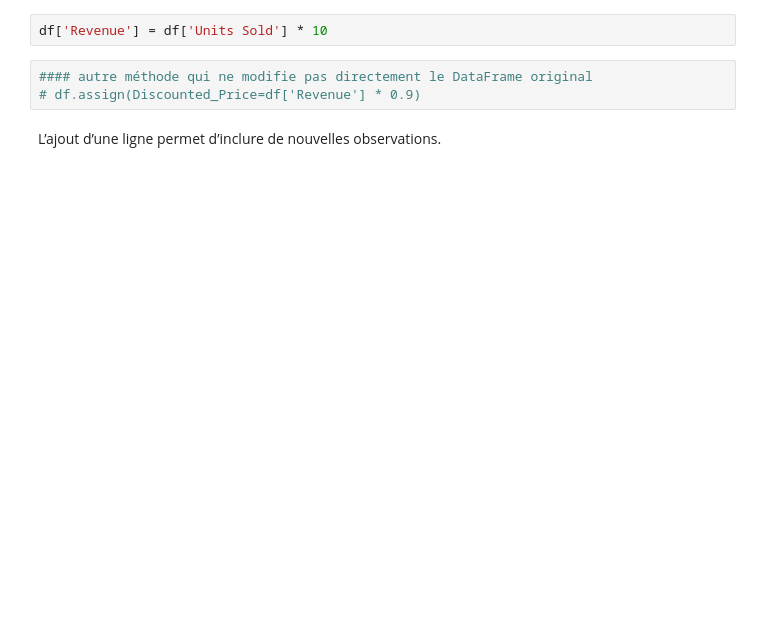
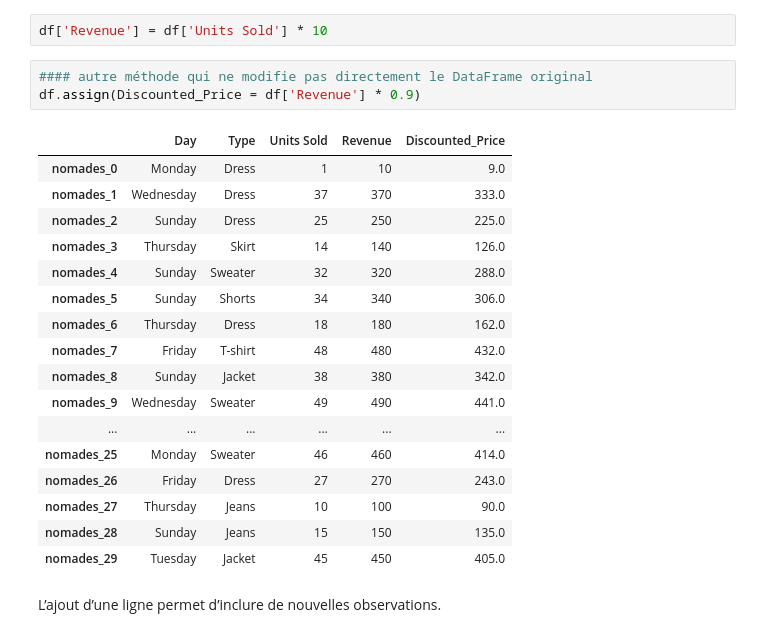
Before and after one commit to mrgeooo14/nomades_to_submit, a Jupyter notebook: DS_day3_pandas.ipynb, the cells around one changed output. Cells and saved outputs as stored; diff of their text form; blank space fills up the shorter version.

```diff
--- a/DS_day3_pandas.ipynb
+++ b/DS_day3_pandas.ipynb
@@ -333,7 +647,25 @@ Ajout de colonnes - L’ajout d’une colonne dans un DataFrame consiste à intr
 df['Revenue'] = df['Units Sold'] * 10
 # %%
 #### autre méthode qui ne modifie pas directement le DataFrame original
-# df.assign(Discounted_Price=df['Revenue'] * 0.9)
+df.assign(Discounted_Price = df['Revenue'] * 0.9)
+# %% [output]
+|  | Day | Type | Units Sold | Revenue | Discounted_Price |
+| nomades_0 | Monday | Dress | 1 | 10 | 9.0 |
+| nomades_1 | Wednesday | Dress | 37 | 370 | 333.0 |
+| nomades_2 | Sunday | Dress | 25 | 250 | 225.0 |
+| nomades_3 | Thursday | Skirt | 14 | 140 | 126.0 |
+| nomades_4 | Sunday | Sweater | 32 | 320 | 288.0 |
+| nomades_5 | Sunday | Shorts | 34 | 340 | 306.0 |
+| nomades_6 | Thursday | Dress | 18 | 180 | 162.0 |
+| nomades_7 | Friday | T-shirt | 48 | 480 | 432.0 |
+| nomades_8 | Sunday | Jacket | 38 | 380 | 342.0 |
+| nomades_9 | Wednesday | Sweater | 49 | 490 | 441.0 |
+| ... | ... | ... | ... | ... | ... |
+| nomades_25 | Monday | Sweater | 46 | 460 | 414.0 |
+| nomades_26 | Friday | Dress | 27 | 270 | 243.0 |
+| nomades_27 | Thursday | Jeans | 10 | 100 | 90.0 |
+| nomades_28 | Sunday | Jeans | 15 | 150 | 135.0 |
+| nomades_29 | Tuesday | Jacket | 45 | 450 | 405.0 |
 # %% [markdown]
 L’ajout d’une ligne permet d’inclure de nouvelles observations.
 # %%
```
Also changed, not shown: parts of 54 cells of this notebook, 1 other file.
